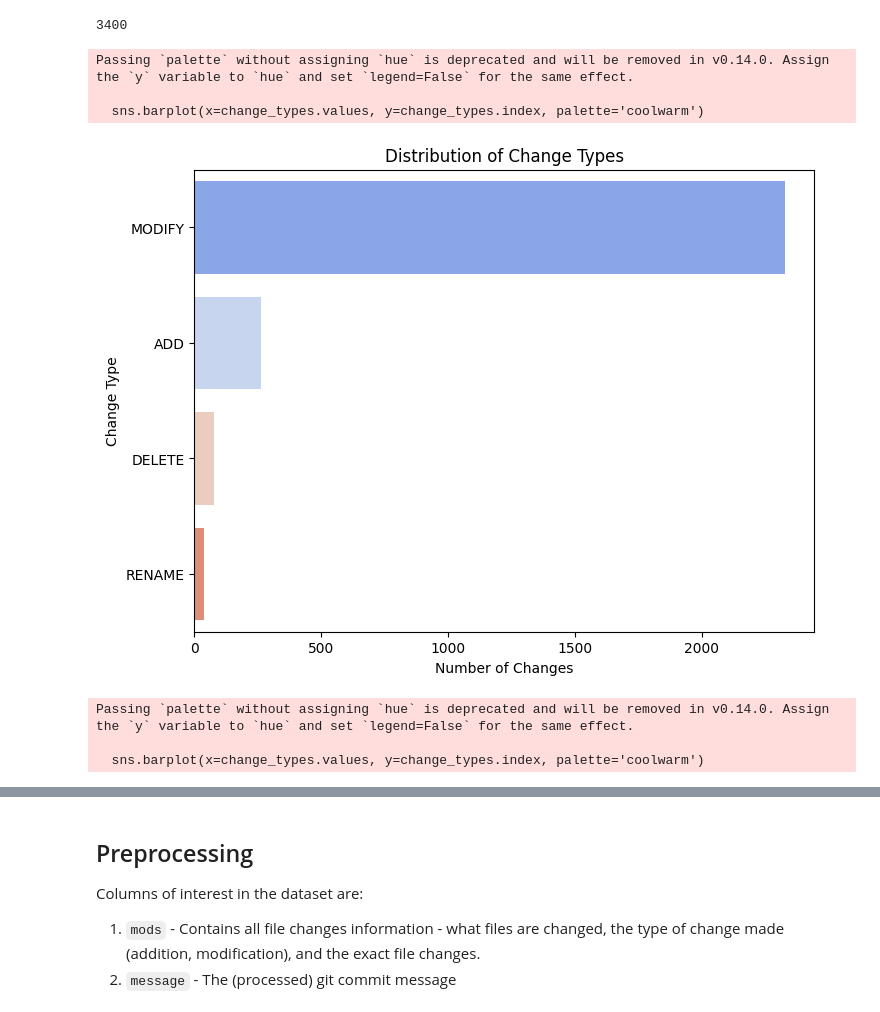
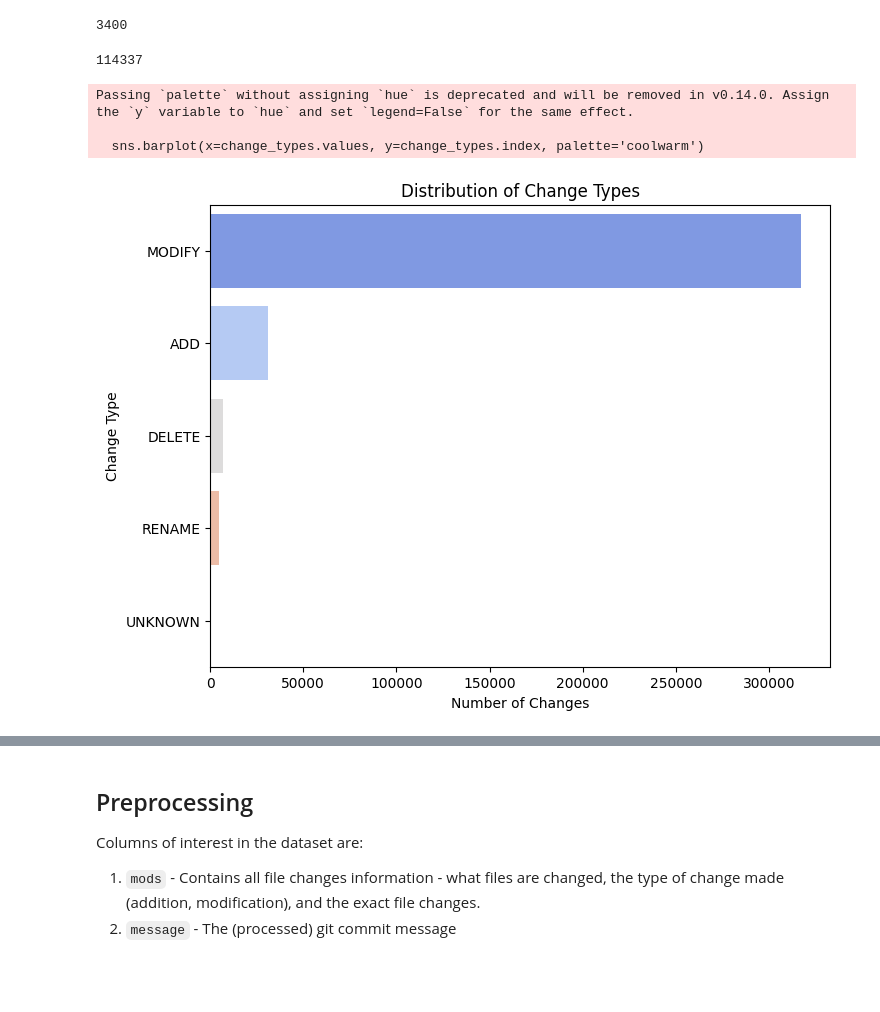
Before and after one commit to ZHCSJ666/ML-24-25, a Jupyter notebook: notebooks/Commit Chronicle Dataset.ipynb, the cells around one changed output, grey strips where cells are left out. Saved outputs shown, nothing was run; the diff lists cells and outputs as text; code cells hidden in the pictures; blank space fills up the shorter version.

```diff
--- a/notebooks/Commit Chronicle Dataset.ipynb
+++ b/notebooks/Commit Chronicle Dataset.ipynb
@@ -93,29 +95,29 @@ print(len(add_changes_df)) # we have 3400 rows of changes that ONLY contain ADD
 # %% [output]
 3400
+# %%
+modify_changes_df = df[df['mods'].apply(lambda mods: all(mod['change_type'] == 'MODIFY' for mod in mods))]
+# %% [output]
+114337
 # %%
 import matplotlib.pyplot as plt
 import seaborn as sns
 
 def plot_change_types(df):
     """
     Plots the distribution of change types (e.g., MODIFY, ADD, DELETE).
     """
     change_types = df['mods'].apply(lambda mods: [mod['change_type'] for mod in mods]).explode().value_counts()
 
     plt.figure(figsize=(8,6))
     sns.barplot(x=change_types.values, y=change_types.index, palette='coolwarm')
     plt.title('Distribution of Change Types')
     plt.xlabel('Number of Changes')
     plt.ylabel('Change Type')
     plt.show()
 
-plot_change_types(df.sample(1000))
-plot_change_types(add_changes_df.sample(1000))
+plot_change_types(df) # We have a lot of MODIFY changes, ADD and DELETE are less frequent
 # %% [output]
 Passing `palette` without assigning `hue` is deprecated and will be removed in v0.14.0. Assign the `y` variable to `hue` and set `legend=False` for the same effect.
 
   sns.barplot(x=change_types.values, y=change_types.index, palette='coolwarm')
-[figure, old version]
+[figure, new version]
-Passing `palette` without assigning `hue` is deprecated and will be removed in v0.14.0. Assign the `y` variable to `hue` and set `legend=False` for the same effect.
-
-  sns.barplot(x=change_types.values, y=change_types.index, palette='coolwarm')
```
Also changed, not shown: parts of 8 cells of this notebook, 2 other files.
